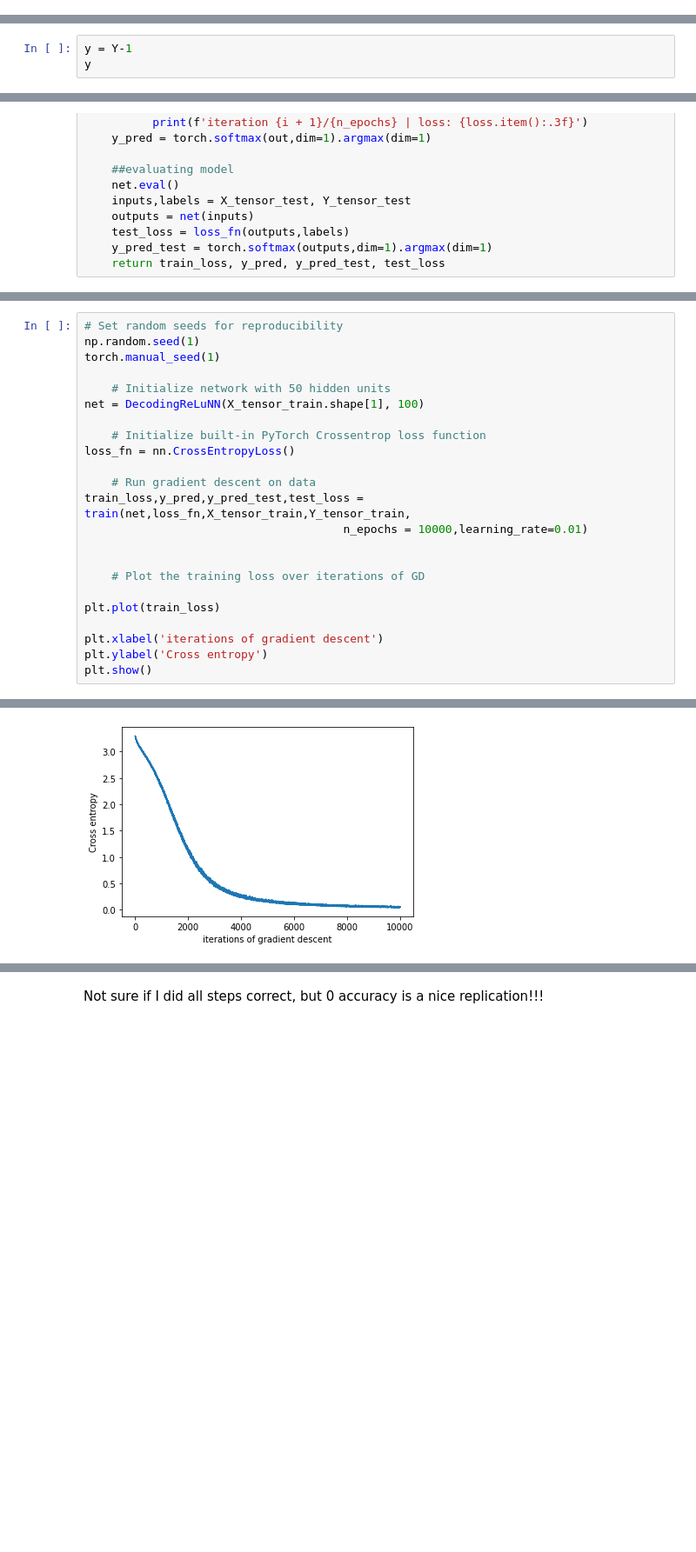
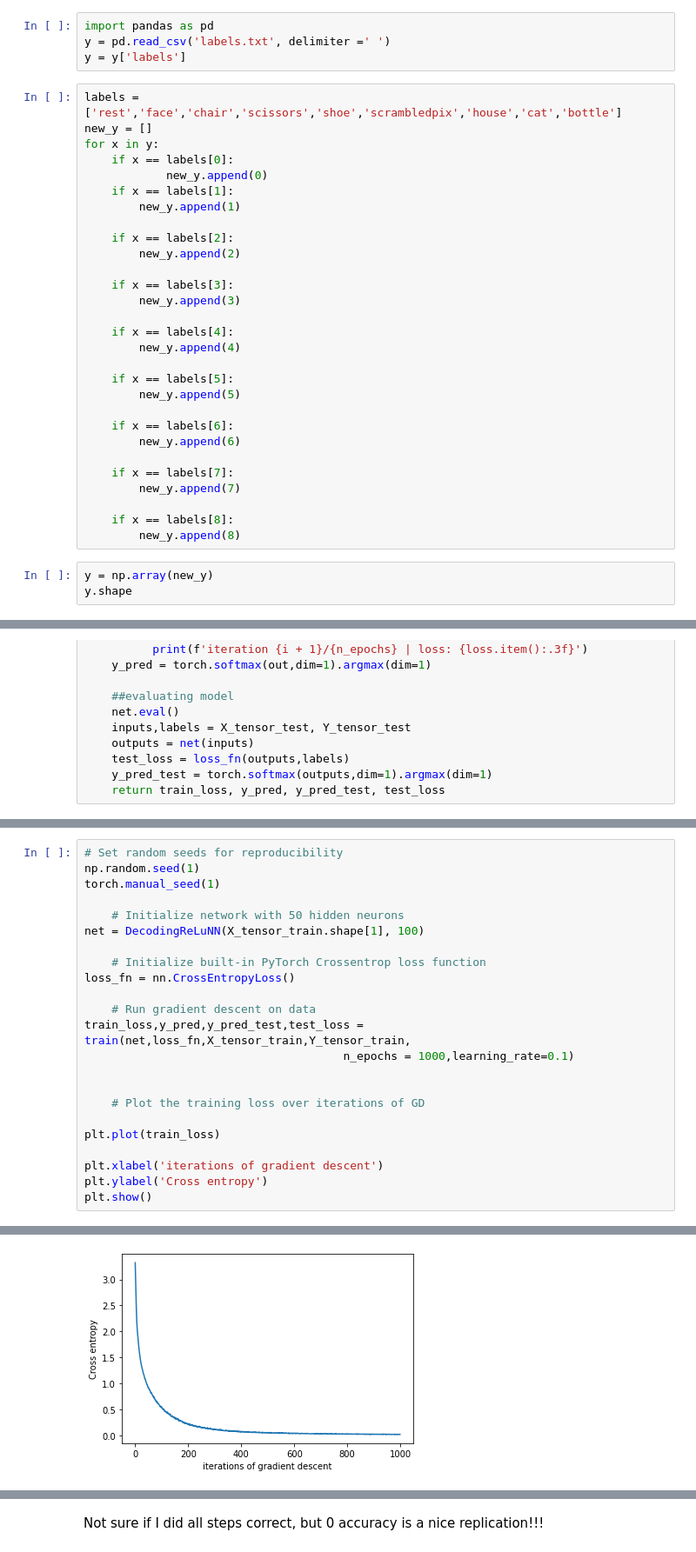
Before and after one commit to JNPauli/Banter, a Jupyter notebook: code/Neural_network.ipynb, the cells around one changed output, grey strips where cells are left out. Shown at 87% size. Cells and saved outputs as stored; diff of their text form; blank space fills up the shorter version.

```diff
--- a/code/Neural_network.ipynb
+++ b/code/Neural_network.ipynb
@@ -46,0 +64,36 @@ X_ = df.to_numpy()
+# %%
+import pandas as pd
+y = pd.read_csv('labels.txt', delimiter =' ')
+y = y['labels']
+# %%
+labels = ['rest','face','chair','scissors','shoe','scrambledpix','house','cat','bottle']
+new_y = []
+for x in y:
+    if x == labels[0]:
+            new_y.append(0)
+    if x == labels[1]:
+        new_y.append(1)
+
+    if x == labels[2]:
+        new_y.append(2)
+
+    if x == labels[3]:
+        new_y.append(3)
+
+    if x == labels[4]:
+        new_y.append(4)
+
+    if x == labels[5]:
+        new_y.append(5)
+
+    if x == labels[6]:
+        new_y.append(6)
+
+    if x == labels[7]:
+        new_y.append(7)
+
+    if x == labels[8]:
+        new_y.append(8)
+# %%
+y = np.array(new_y)
+y.shape
@@ -47,5 +102,2 @@ X_ = df.to_numpy()
 # %% [markdown]
 Rescaling, because PyTorch requires Y labels to range from 0 to 1.
-# %%
-y = Y-1
-y
@@ -241,7 +271,7 @@ def train(net, loss_fn, train_data, train_labels,
 np.random.seed(1)
 torch.manual_seed(1)
 
-    # Initialize network with 50 hidden units
+    # Initialize network with 50 hidden neurons
 net = DecodingReLuNN(X_tensor_train.shape[1], 100)
 
     # Initialize built-in PyTorch Crossentrop loss function
@@ -249,7 +279,7 @@ loss_fn = nn.CrossEntropyLoss()
 
     # Run gradient descent on data
 train_loss,y_pred,y_pred_test,test_loss = train(net,loss_fn,X_tensor_train,Y_tensor_train,
-                                      n_epochs = 10000,learning_rate=0.01)
+                                      n_epochs = 1000,learning_rate=0.1)
 
 
     # Plot the training loss over iterations of GD
@@ -268,4 +298,4 @@ iteration 10000/10000 | loss: 0.054
-[figure, old version]
+[figure, new version]
 # %%
 from sklearn.metrics import confusion_matrix
 import seaborn as sns
```
Also changed, not shown: parts of 18 cells of this notebook.
